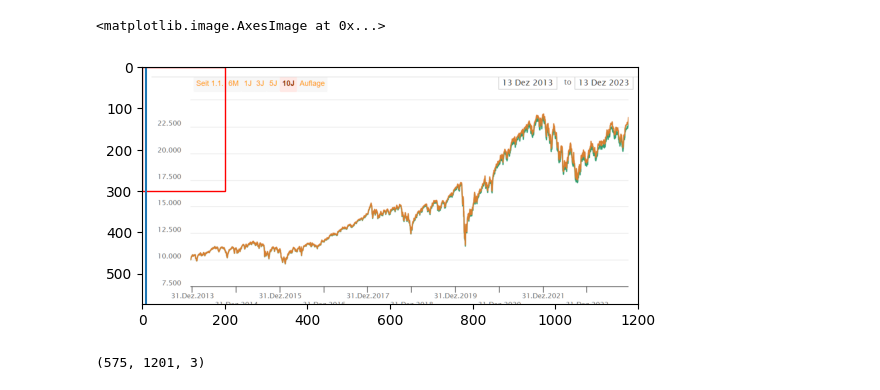
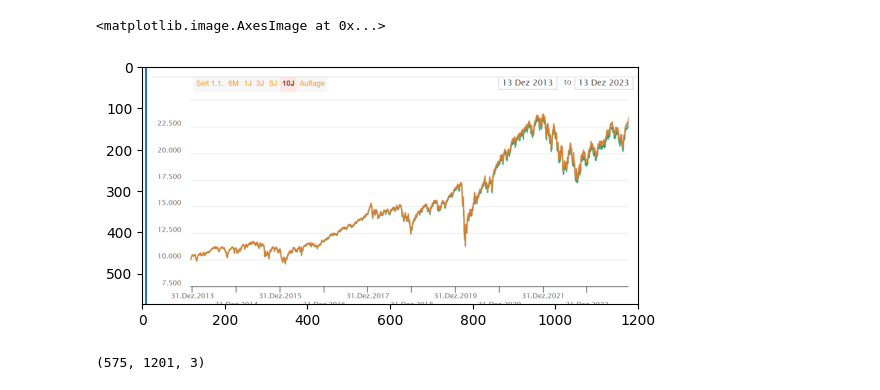
Before and after one commit to Menings154/PlotDigitizer, a Jupyter notebook: prototyping/data choose.ipynb, the cells around one changed output. Saved outputs shown, nothing was run; the diff lists cells and outputs as text; code cells hidden in the pictures.

```diff
--- a/prototyping/data choose.ipynb
+++ b/prototyping/data choose.ipynb
@@ -3,19 +3,20 @@ import matplotlib.pyplot as plt
 import matplotlib.patches as pt
 import cv2
 # %%
-img_path = r"C:\Users\Benja\Code\Python\PlotDigitizer\Plots\plot digitizer test.PNG"
+img_path = r"C:\Users\Benja\Code\Python\PlotDigitizer\data\plot digitizer test.PNG"
+
 img = cv2.imread(img_path)
 # %%
 imgshape = img.data.shape
 fig, ax = plt.subplots()
 ax.vlines(10, 0, imgshape[0])
-rectangle = pt.Rectangle((0,0), 200, 300, facecolor='None', edgecolor='red')
-ax.add_patch(rectangle)
+#rectangle = pt.Rectangle((0,0), 200, 300, facecolor='None', edgecolor='red')
+#ax.add_patch(rectangle)
 ax.imshow(img)
 #plt.imshow(rectangle)
 # %% [output]
 <matplotlib.image.AxesImage at 0x...>
-[figure, old version]
+[figure, new version]
 # %%
 
 fig2, ax2 = plt.subplots()
```
Also changed, not shown: 2 other files.
